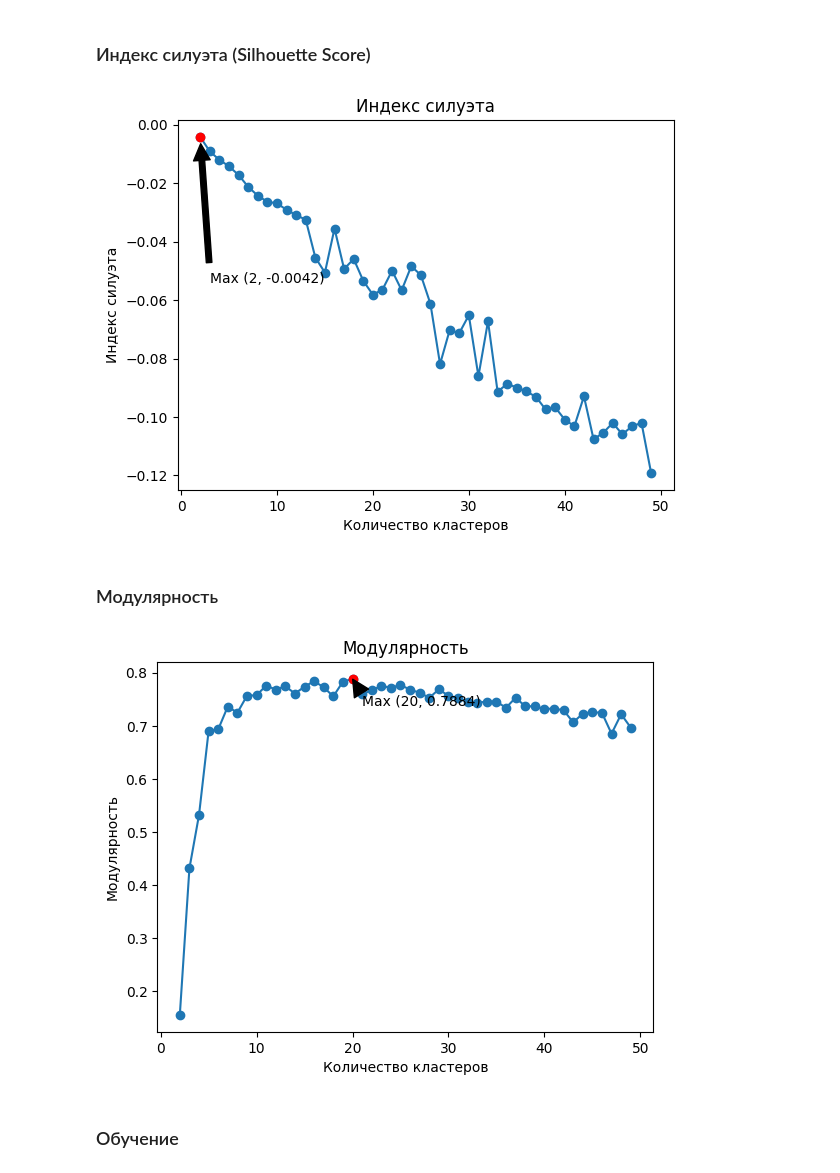
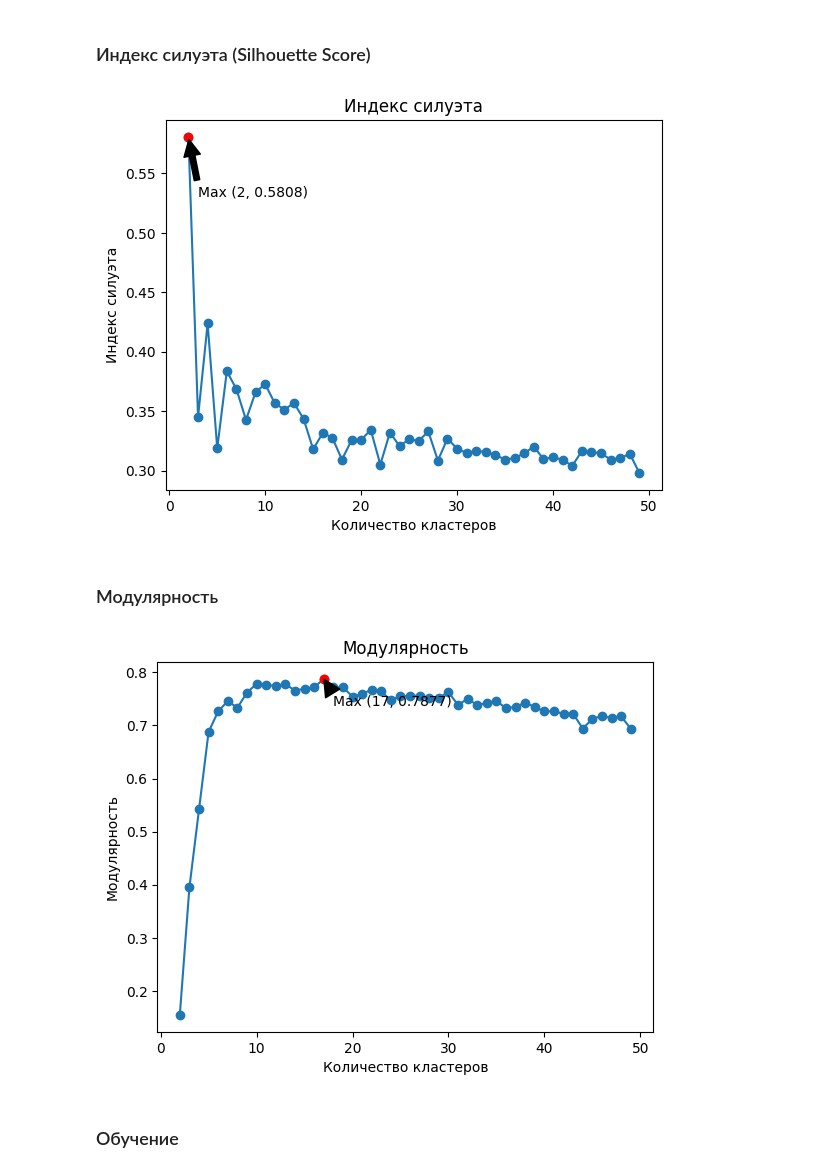
Before and after one commit to Shilllo/Course-work-6th-sem, a Jupyter notebook: GraphClustering.ipynb, the cells around one changed output. Saved outputs shown, nothing was run; the diff lists cells and outputs as text; code cells hidden in the pictures.

```diff
--- a/GraphClustering.ipynb
+++ b/GraphClustering.ipynb
@@ -546,35 +602,37 @@ plt.show()
 # %%
 silhouette_scores = []
 
 for k in range(2, 50):
     kmeans = KMeans(n_clusters=k)
     kmeans.fit(dist_matrix)
-    silhouette = silhouette_score(node_vectors, kmeans.labels_)
+    silhouette = silhouette_score(dist_matrix, kmeans.labels_)
     silhouette_scores.append(silhouette)
 
 plt.plot(range(2, 50), silhouette_scores, marker='o')
 plt.xlabel('Количество кластеров')
 plt.ylabel('Индекс силуэта')
 plt.title('Индекс силуэта')
 
 # Находим индекс максимального значения силуэта
 max_silhouette_index = silhouette_scores.index(max(silhouette_scores))
 
 # Добавляем красную точку для максимального значения силуэта
 plt.plot(max_silhouette_index + 2, silhouette_scores[max_silhouette_index], 'ro')
 
 # Выводим номер шага
 plt.annotate(f'Max ({max_silhouette_index + 2}, {silhouette_scores[max_silhouette_index]:.4f})',
              xy=(max_silhouette_index + 2, silhouette_scores[max_silhouette_index]),
              xytext=(max_silhouette_index + 3, silhouette_scores[max_silhouette_index] - 0.05),
              arrowprops=dict(facecolor='black', shrink=0.05))
 
 plt.show()
 # %% [output]
-[figure, old version]
+[figure, new version]
 # %% [markdown]
 ### Модулярность
 # %%
+start = time.time()
+
 modularity_scores = []
 
 for k in range(2, 50):
@@ -583,6 +641,8 @@ for k in range(2, 50):
     labels = kmeans.labels_
     partition = [{node for node, label in zip(G.nodes, labels) if label == i} for i in range(k)]
     modularity_scores.append(modularity(G, partition))
+
+end_KM1 = time.time() - start
 
 plt.plot(range(2, 50), modularity_scores, marker='o')
 plt.xlabel('Количество кластеров')
@@ -603,7 +663,7 @@ plt.annotate(f'Max ({max_modularity_index + 2}, {modularity_scores[max_modularit
 
 plt.show()
 # %% [output]
-[figure, old version]
+[figure, new version]
 # %% [markdown]
 ### Обучение
 # %%
```
Also changed, not shown: parts of 37 cells of this notebook, 1 other file.
